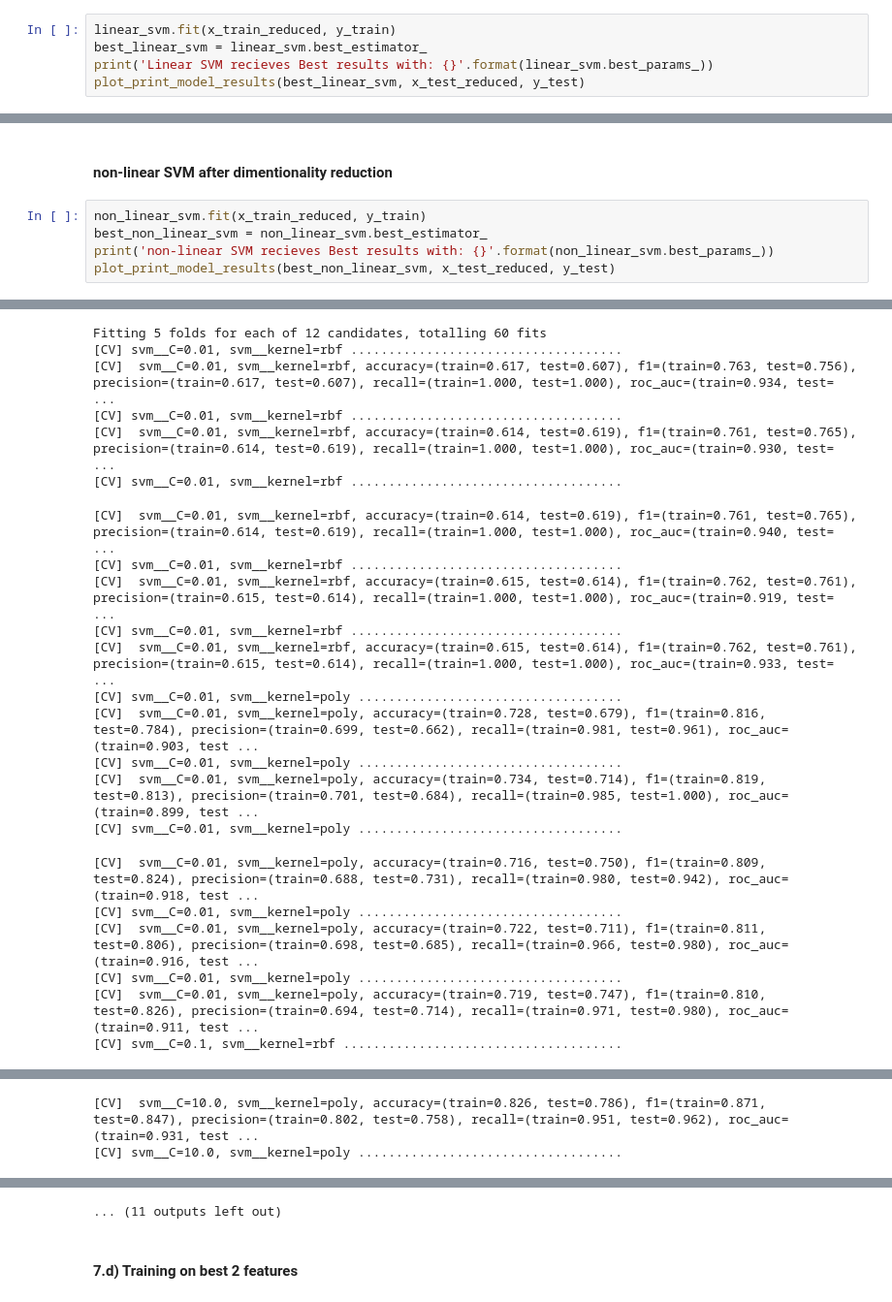
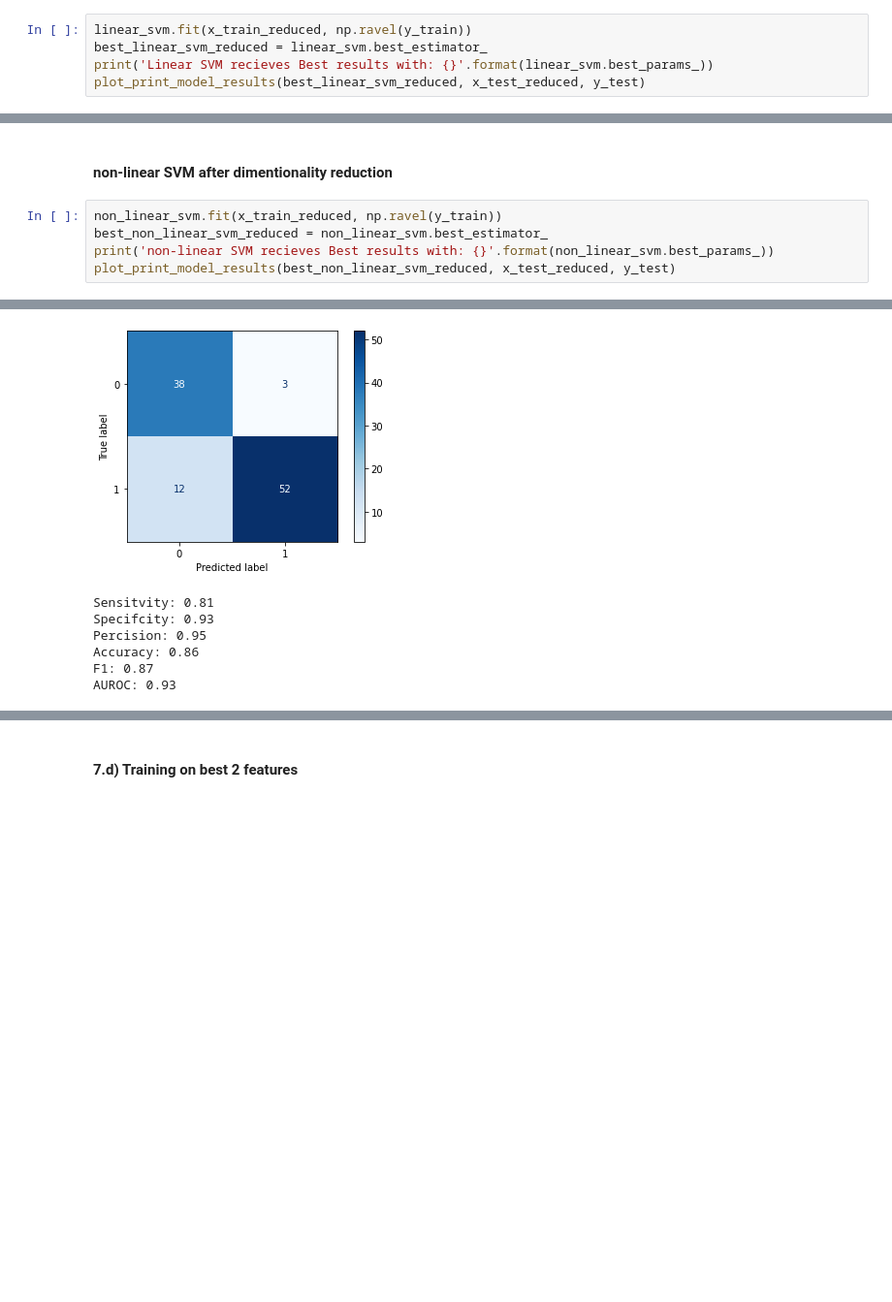
Before and after one commit to mlh-master/hw2_mlh-guy-dor, a Jupyter notebook: HW2.ipynb, the cells around one changed output, grey strips where cells are left out. Shown at 97% size. Drawn from its saved outputs; the diff is of its cells as text; blank space fills up the shorter version.

```diff
--- a/HW2.ipynb
+++ b/HW2.ipynb
@@ -538,8 +424,8 @@ plt_2d_pca(x_test_reduced,y_test)
 # %% [markdown]
 #### linear-svm after dimensionality reduced
 # %%
-linear_svm.fit(x_train_reduced, y_train)
-best_linear_svm = linear_svm.best_estimator_
+linear_svm.fit(x_train_reduced, np.ravel(y_train))
+best_linear_svm_reduced = linear_svm.best_estimator_
 print('Linear SVM recieves Best results with: {}'.format(linear_svm.best_params_))
-plot_print_model_results(best_linear_svm, x_test_reduced, y_test)
+plot_print_model_results(best_linear_svm_reduced, x_test_reduced, y_test)
 # %% [output]
@@ -614,8 +440,8 @@ AUROC: 0.91
 # %% [markdown]
 #### non-linear SVM after dimentionality reduction
 # %%
-non_linear_svm.fit(x_train_reduced, y_train)
-best_non_linear_svm = non_linear_svm.best_estimator_
+non_linear_svm.fit(x_train_reduced, np.ravel(y_train))
+best_non_linear_svm_reduced = non_linear_svm.best_estimator_
 print('non-linear SVM recieves Best results with: {}'.format(non_linear_svm.best_params_))
-plot_print_model_results(best_non_linear_svm, x_test_reduced, y_test)
+plot_print_model_results(best_non_linear_svm_reduced, x_test_reduced, y_test)
 # %% [output]
@@ -625,22 +449,7 @@ plot_print_model_results(best_non_linear_svm, x_test_reduced, y_test)
+[figure, added]
-Fitting 5 folds for each of 12 candidates, totalling 60 fits
-[CV] svm__C=0.01, svm__kernel=rbf ....................................
-[CV]  svm__C=0.01, svm__kernel=rbf, accuracy=(train=0.617, test=0.607), f1=(train=0.763, test=0.756), precision=(train=0.617, test=0.607), recall=(train=1.000, test=1.000), roc_auc=(train=0.934, test= ...
-[CV] svm__C=0.01, svm__kernel=rbf ....................................
-[CV]  svm__C=0.01, svm__kernel=rbf, accuracy=(train=0.614, test=0.619), f1=(train=0.761, test=0.765), precision=(train=0.614, test=0.619), recall=(train=1.000, test=1.000), roc_auc=(train=0.930, test= ...
-[CV] svm__C=0.01, svm__kernel=rbf ....................................
+Sensitvity: 0.81
+Specifcity: 0.93
+Percision: 0.95
+Accuracy: 0.86
+F1: 0.87
+AUROC: 0.93
-[CV]  svm__C=0.01, svm__kernel=rbf, accuracy=(train=0.614, test=0.619), f1=(train=0.761, test=0.765), precision=(train=0.614, test=0.619), recall=(train=1.000, test=1.000), roc_auc=(train=0.940, test= ...
-[CV] svm__C=0.01, svm__kernel=rbf ....................................
-[CV]  svm__C=0.01, svm__kernel=rbf, accuracy=(train=0.615, test=0.614), f1=(train=0.762, test=0.761), precision=(train=0.615, test=0.614), recall=(train=1.000, test=1.000), roc_auc=(train=0.919, test= ...
-[CV] svm__C=0.01, svm__kernel=rbf ....................................
-[CV]  svm__C=0.01, svm__kernel=rbf, accuracy=(train=0.615, test=0.614), f1=(train=0.762, test=0.761), precision=(train=0.615, test=0.614), recall=(train=1.000, test=1.000), roc_auc=(train=0.933, test= ...
-[CV] svm__C=0.01, svm__kernel=poly ...................................
-[CV]  svm__C=0.01, svm__kernel=poly, accuracy=(train=0.728, test=0.679), f1=(train=0.816, test=0.784), precision=(train=0.699, test=0.662), recall=(train=0.981, test=0.961), roc_auc=(train=0.903, test ...
-[CV] svm__C=0.01, svm__kernel=poly ...................................
-[CV]  svm__C=0.01, svm__kernel=poly, accuracy=(train=0.734, test=0.714), f1=(train=0.819, test=0.813), precision=(train=0.701, test=0.684), recall=(train=0.985, test=1.000), roc_auc=(train=0.899, test ...
-[CV] svm__C=0.01, svm__kernel=poly ...................................
-[CV]  svm__C=0.01, svm__kernel=poly, accuracy=(train=0.716, test=0.750), f1=(train=0.809, test=0.824), precision=(train=0.688, test=0.731), recall=(train=0.980, test=0.942), roc_auc=(train=0.918, test ...
-[CV] svm__C=0.01, svm__kernel=poly ...................................
-[CV]  svm__C=0.01, svm__kernel=poly, accuracy=(train=0.722, test=0.711), f1=(train=0.811, test=0.806), precision=(train=0.698, test=0.685), recall=(train=0.966, test=0.980), roc_auc=(train=0.916, test ...
-[CV] svm__C=0.01, svm__kernel=poly ...................................
-[CV]  svm__C=0.01, svm__kernel=poly, accuracy=(train=0.719, test=0.747), f1=(train=0.810, test=0.826), precision=(train=0.694, test=0.714), recall=(train=0.971, test=0.980), roc_auc=(train=0.911, test ...
-[CV] svm__C=0.1, svm__kernel=rbf .....................................
@@ -699,2 +455,0 @@ Fitting 5 folds for each of 12 candidates, totalling 60 fits
-[CV]  svm__C=10.0, svm__kernel=poly, accuracy=(train=0.826, test=0.786), f1=(train=0.871, test=0.847), precision=(train=0.802, test=0.758), recall=(train=0.951, test=0.962), roc_auc=(train=0.931, test ...
-[CV] svm__C=10.0, svm__kernel=poly ...................................
@@ -719,4 +456,3 @@ Fitting 5 folds for each of 12 candidates, totalling 60 fits
-... (11 outputs left out)
 # %% [markdown]
 #### 7.d) Training on best 2 features
 # %%
```
Also changed, not shown: parts of 18 cells of this notebook.
